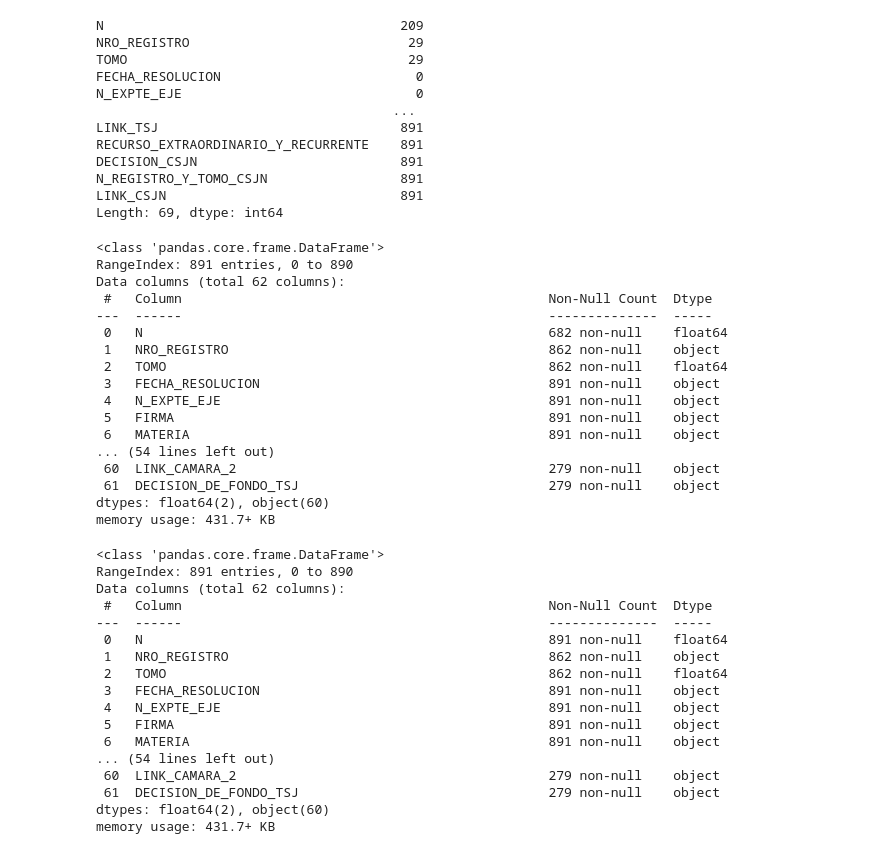
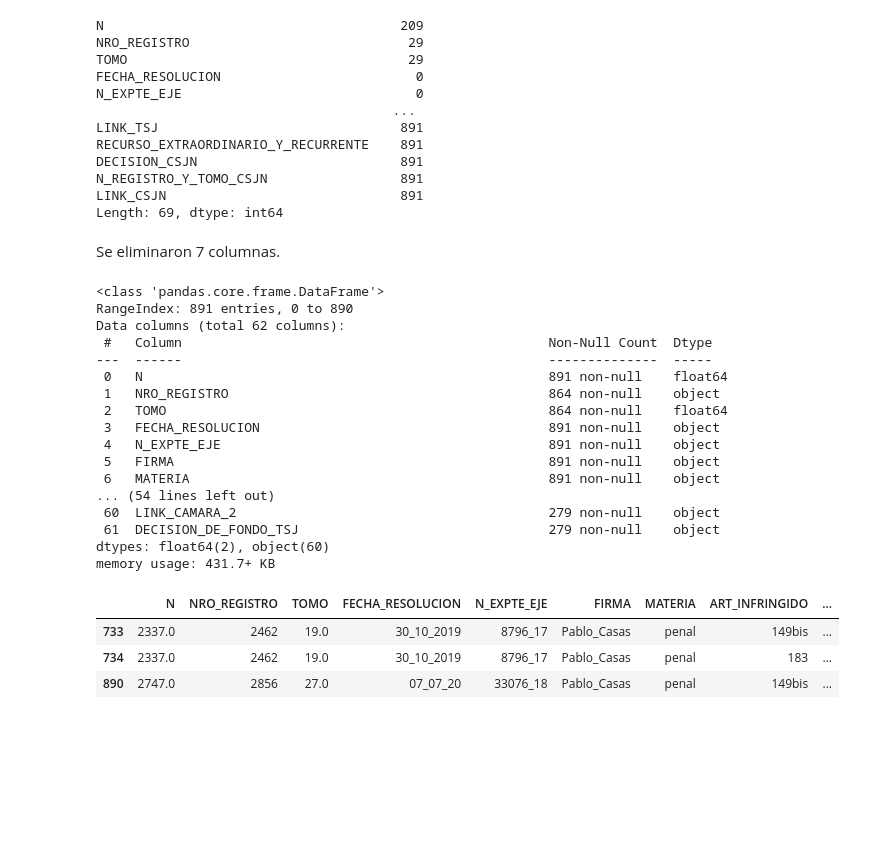
Before and after one commit to GabrielaCA88/ODSL, a Jupyter notebook: Tratamiento_de_Nans.ipynb, the cells around one changed output. Drawn from its saved outputs; the diff is of its cells as text; code cells hidden in the pictures; blank space fills up the shorter version.

```diff
--- a/Tratamiento_de_Nans.ipynb
+++ b/Tratamiento_de_Nans.ipynb
@@ -59,26 +58,10 @@ df_violencia.drop(["MODELO_DESTACADO", "LINK_TSJ", 'RECURSO_EXTRAORDINARIO_Y_REC
-# %%
-df_violencia.info()
-# %% [output]
-<class 'pandas.core.frame.DataFrame'>
-RangeIndex: 891 entries, 0 to 890
-Data columns (total 62 columns):
- #   Column                                               Non-Null Count  Dtype
----  ------                                               --------------  -----
- 0   N                                                    682 non-null    float64
- 1   NRO_REGISTRO                                         862 non-null    object
- 2   TOMO                                                 862 non-null    float64
- 3   FECHA_RESOLUCION                                     891 non-null    object
- 4   N_EXPTE_EJE                                          891 non-null    object
- 5   FIRMA                                                891 non-null    object
- 6   MATERIA                                              891 non-null    object
-... (54 lines left out)
- 60  LINK_CAMARA_2                                        279 non-null    object
- 61  DECISION_DE_FONDO_TSJ                                279 non-null    object
-dtypes: float64(2), object(60)
-memory usage: 431.7+ KB
+# %% [markdown]
+Se eliminaron 7 columnas.
 # %%
 # forward-fill
 df_violencia.N.fillna(method='ffill', inplace= True)
+df_violencia.NRO_REGISTRO.fillna(method='ffill', inplace= True)
+df_violencia.TOMO.fillna(method='ffill', inplace= True)
 #entendemos que los que estan en blanco es porque refieren al mismo expediente que arriba pero respecto de delitos distintos.
 df_violencia.info()
 # %% [output]
@@ -88,8 +71,8 @@ Data columns (total 62 columns):
  #   Column                                               Non-Null Count  Dtype
 ---  ------                                               --------------  -----
  0   N                                                    891 non-null    float64
- 1   NRO_REGISTRO                                         862 non-null    object
- 2   TOMO                                                 862 non-null    float64
+ 1   NRO_REGISTRO                                         864 non-null    object
+ 2   TOMO                                                 864 non-null    float64
  3   FECHA_RESOLUCION                                     891 non-null    object
  4   N_EXPTE_EJE                                          891 non-null    object
  5   FIRMA                                                891 non-null    object
@@ -99,3 +82,16 @@ Data columns (total 62 columns):
  61  DECISION_DE_FONDO_TSJ                                279 non-null    object
 dtypes: float64(2), object(60)
 memory usage: 431.7+ KB
+# %%
+empty_vf = df_violencia.loc[df_violencia['V_FISICA'].isnull()]
+empty_vf
+#empty_ve= df_violencia.loc[df_violencia['V_ECON'].isnull()]
+#empty_vs= df_violencia.loc[df_violencia['V_SEX'].isnull()]
+#empty_vsoc= df_violencia.loc[df_violencia['V_SOC'].isnull()]
+#empty_vamb= df_violencia.loc[df_violencia['V_AMBIENTAL'].isnull()]
+#empty_simb= df_violencia.loc[df_violencia['V_SIMBOLICA'].isnull()]
+# %% [output]
+|  | N | NRO_REGISTRO | TOMO | FECHA_RESOLUCION | N_EXPTE_EJE | FIRMA | MATERIA | ART_INFRINGIDO | ... |
+| 733 | 2337.0 | 2462 | 19.0 | 30_10_2019 | 8796_17 | Pablo_Casas | penal | 149bis | ... |
+| 734 | 2337.0 | 2462 | 19.0 | 30_10_2019 | 8796_17 | Pablo_Casas | penal | 183 | ... |
+| 890 | 2747.0 | 2856 | 27.0 | 07_07_20 | 33076_18 | Pablo_Casas | penal | 149bis | ... |
```
Also changed, not shown: parts of 12 cells of this notebook.
